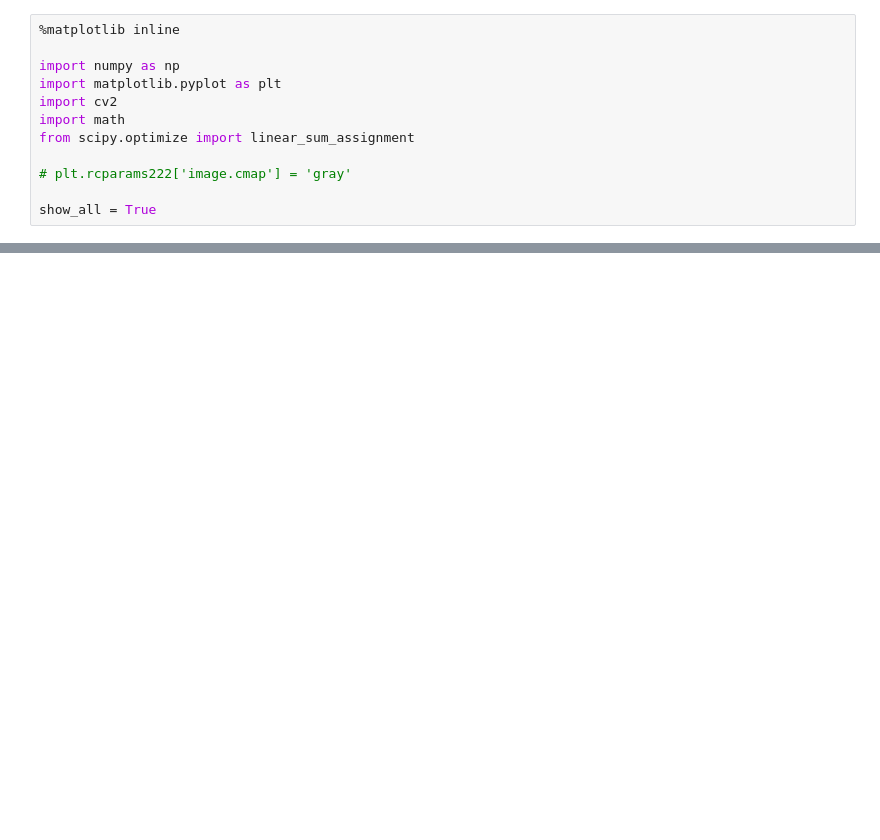
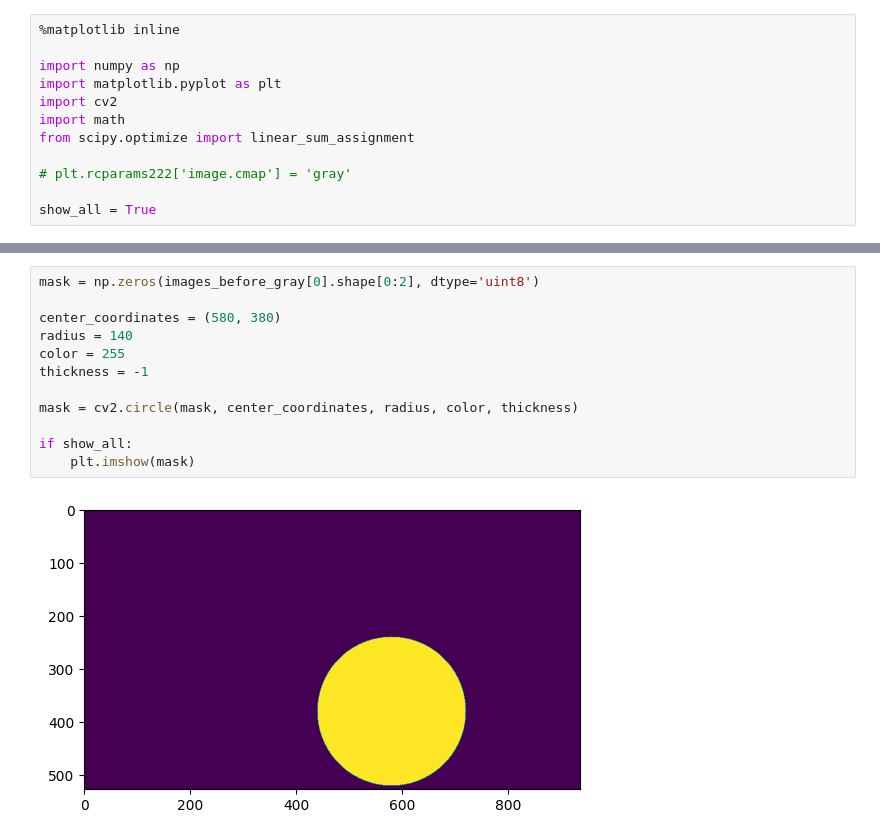
Before and after one commit to APraplan/Tissue-explant-project, a Jupyter notebook: Developpement/CV5.ipynb, the cells around one changed output, grey strips where cells are left out. Cells and saved outputs as stored; diff of their text form; blank space fills up the shorter version.

```diff
--- a/Developpement/CV5.ipynb
+++ b/Developpement/CV5.ipynb
@@ -30,0 +31,14 @@ if show_all:
+# %%
+mask = np.zeros(images_before_gray[0].shape[0:2], dtype='uint8')
+
+center_coordinates = (580, 380)
+radius = 140
+color = 255
+thickness = -1
+
+mask = cv2.circle(mask, center_coordinates, radius, color, thickness)
+
+if show_all:
+    plt.imshow(mask)
+# %% [output]
+[figure, added]
```
Also changed, not shown: parts of 16 cells of this notebook.
